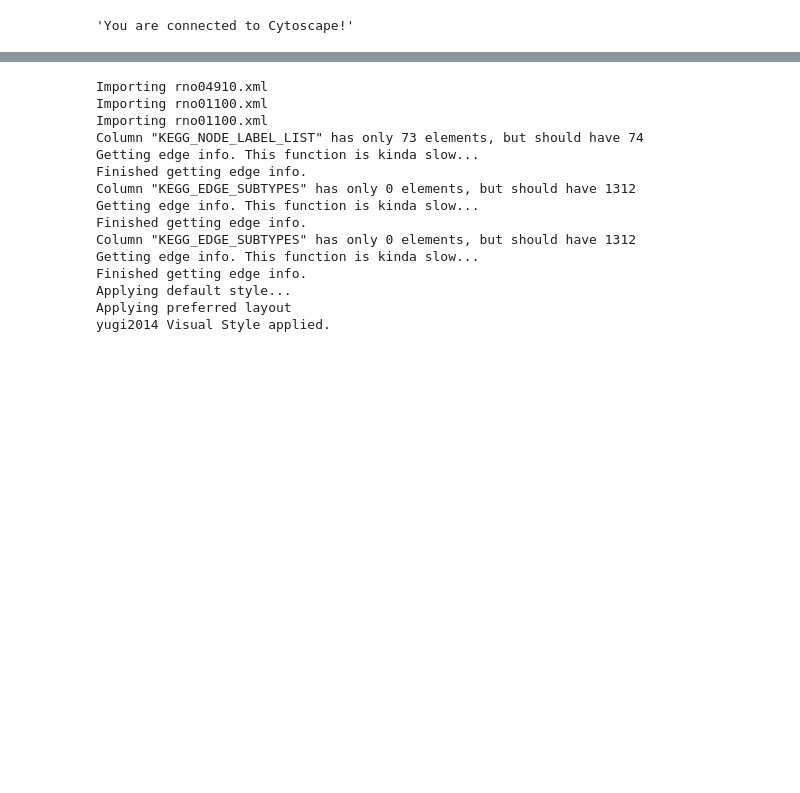
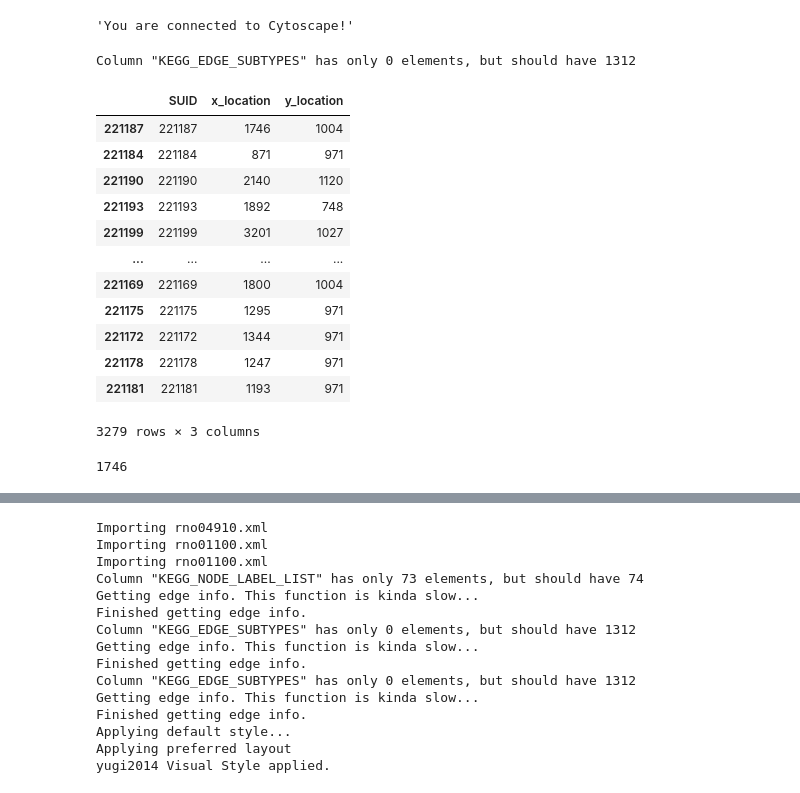
Before and after one commit to ecell/transomics2cytoscape-py, a Jupyter notebook: t2c.ipynb, the cells around one changed output, grey strips where cells are left out. Cells and saved outputs as stored; diff of their text form; code cells hidden in the pictures; blank space fills up the shorter version.

```diff
--- a/t2c.ipynb
+++ b/t2c.ipynb
@@ -45,0 +72,26 @@ def importLayer(row: pd.Series) -> int:
+# %%
+et = p4c.get_table_columns(table='edge', network=213631)
+# %% [output]
+Column "KEGG_EDGE_SUBTYPES" has only 0 elements, but should have 1312
+# %%
+xyloc = p4c.get_table_columns(table='node', network=213631, columns=['SUID', 'x_location', 'y_location'])
+# %%
+xyloc
+# %% [output]
+|  | SUID | x_location | y_location |
+| 221187 | 221187 | 1746 | 1004 |
+| 221184 | 221184 | 871 | 971 |
+| 221190 | 221190 | 2140 | 1120 |
+| 221193 | 221193 | 1892 | 748 |
+| 221199 | 221199 | 3201 | 1027 |
+| ... | ... | ... | ... |
+| 221169 | 221169 | 1800 | 1004 |
+| 221175 | 221175 | 1295 | 971 |
+| 221172 | 221172 | 1344 | 971 |
+| 221178 | 221178 | 1247 | 971 |
+| 221181 | 221181 | 1193 | 971 |
+3279 rows × 3 columns
+# %%
+int(xyloc[xyloc['SUID'] == 221187]['x_location'].values[0])
+# %% [output]
+1746
```
Also changed, not shown: parts of 5 cells of this notebook.
